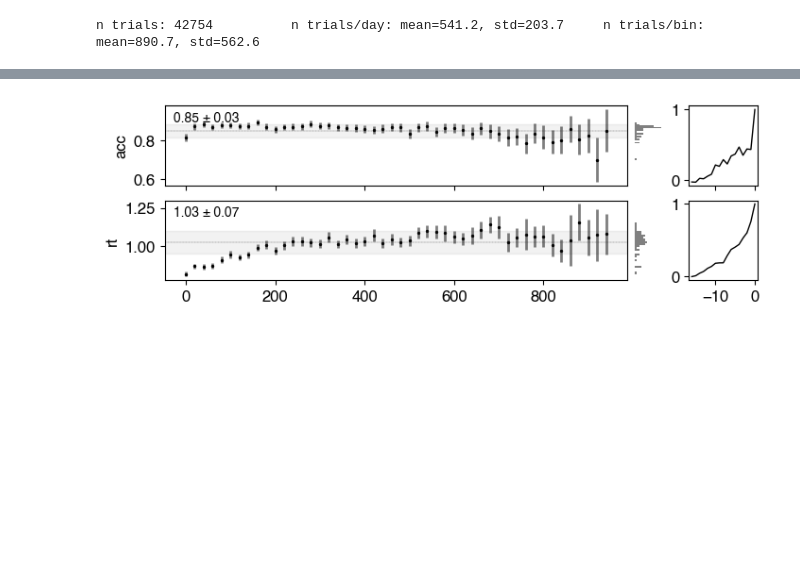
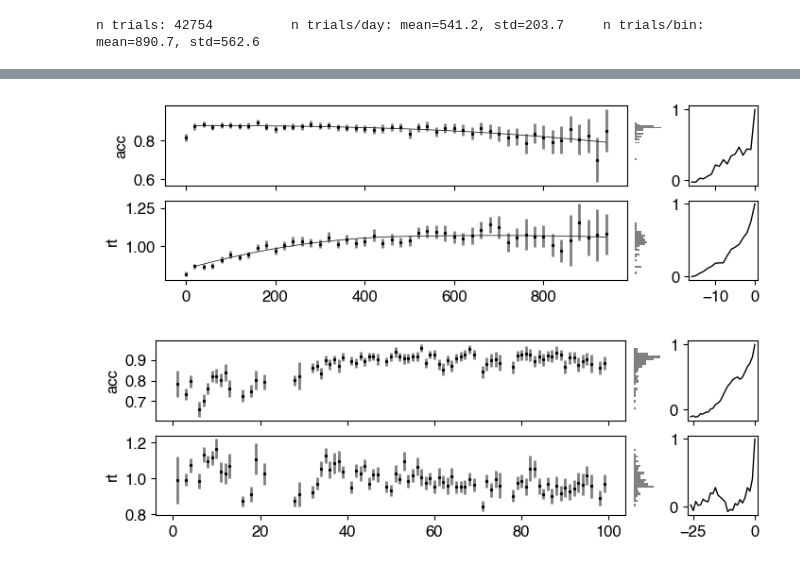
Before and after one commit to griegner/drift-diffusion, a Jupyter notebook: figures/fig03.ipynb, the cells around one changed output, grey strips where cells are left out. Drawn from its saved outputs; the diff is of its cells as text; code cells hidden in the pictures; blank space fills up the shorter version.

```diff
--- a/figures/fig03.ipynb
+++ b/figures/fig03.ipynb
@@ -3,7 +3,7 @@ import fig01, fig03
 import matplotlib.pyplot as plt
 
 # notebook defaults
-plt.rcParams.update({"font.size": 12, "font.family": "Helvetica"})
+plt.rcParams.update({"font.size": 12, "font.family": "Helvetica", "savefig.transparent": True})
 # %%
 # load + preprocess
 df195 = fig01.preproc_df()
@@ -34,16 +35,25 @@ fig03.plot_heatmap(ax=ax, df=hm_fitby_day, fitby="day")
 # %%
 # fit and plot accuracy and reaction times
 
 beh_fitby_trial = fig03.fit_beh(df=df195, fitby="trial")
 beh_fitby_day = fig03.fit_beh(df=df195, fitby="day")
 
+formula = "bs(x, df=3, degree=2)"
+
 fig, axs = plt.subplots(
     nrows=2, ncols=3, figsize=(7, 2.2), width_ratios=[10, 0.6, 1.5], sharex="col", layout="constrained"
 )
-fig03.plot_estimates(axs=axs[0], df=beh_fitby_trial, fitby="trial", col="acc")
-fig03.plot_estimates(axs=axs[1], df=beh_fitby_trial, fitby="trial", col="rt")
+fig03.plot_estimates(axs=axs[0], df=beh_fitby_trial, fitby="trial", col="acc", formula=formula)
+fig03.plot_estimates(axs=axs[1], df=beh_fitby_trial, fitby="trial", col="rt", formula=formula)
+
+fig, axs = plt.subplots(
+    nrows=2, ncols=3, figsize=(7, 2.2), width_ratios=[10, 0.6, 1.5], sharex="col", layout="constrained"
+)
+fig03.plot_estimates(axs=axs[0], df=beh_fitby_day, fitby="day", col="acc", formula=formula)
+fig03.plot_estimates(axs=axs[1], df=beh_fitby_day, fitby="day", col="rt", formula=formula)
 # %% [output]
-[figure, old version]
+[figure, new version]
+[figure, added]
 # %%
 # fit and plot DDM parameters
 ddm_fitby_trial = fig03.fit_ddm(df=df195, fitby="trial", refit=False)
```
Also changed, not shown: parts of 2 cells of this notebook, 3 other files.
